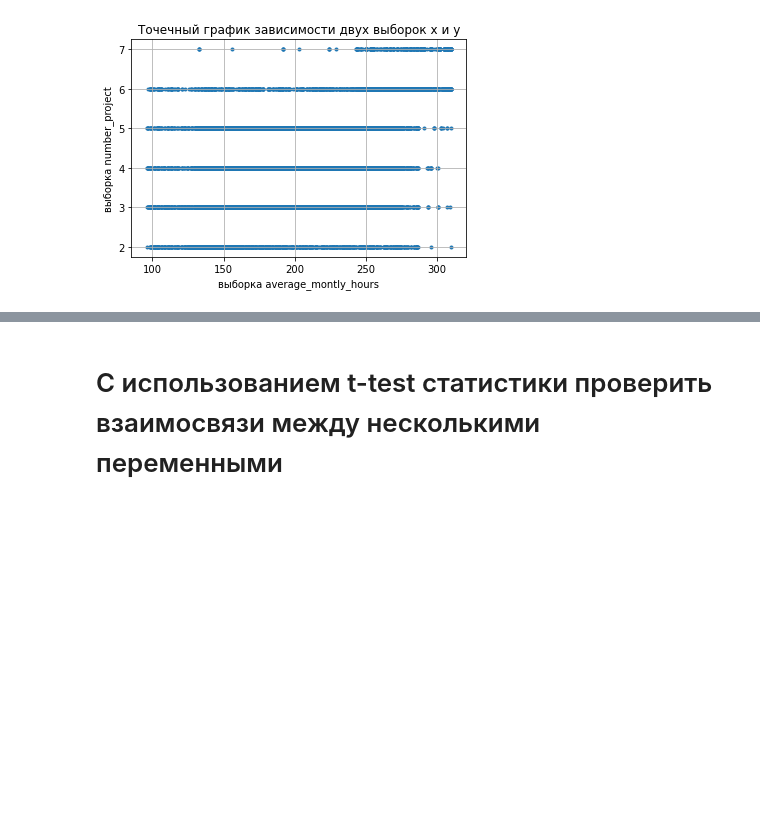
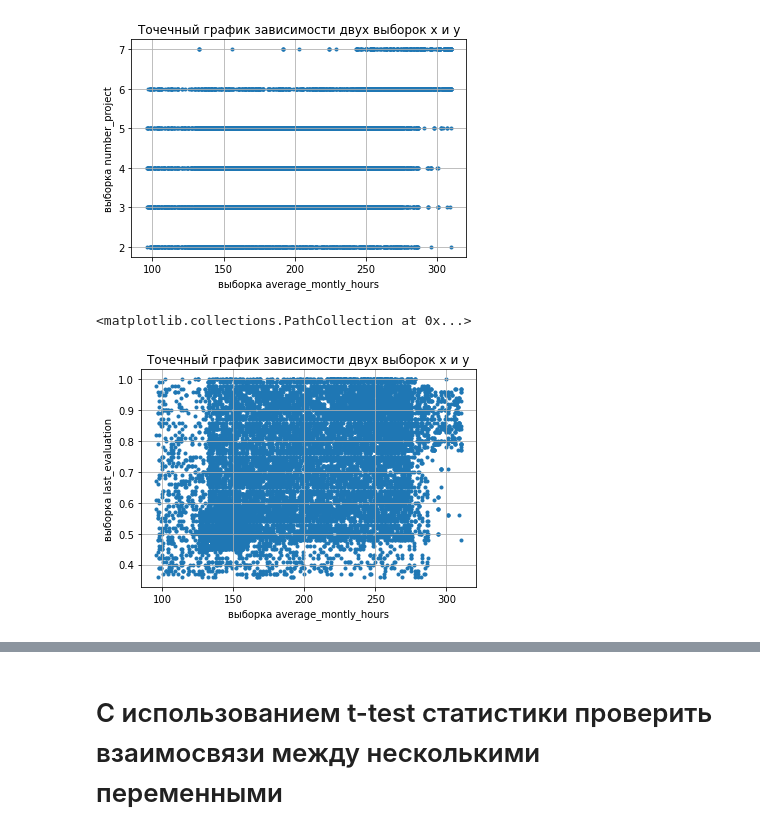
Before and after one commit to HeliosBI/Diploma, a Jupyter notebook: PYDA_diploma.ipynb, the cells around one changed output, grey strips where cells are left out. Drawn from its saved outputs; the diff is of its cells as text; code cells hidden in the pictures; blank space fills up the shorter version.

```diff
--- a/PYDA_diploma.ipynb
+++ b/PYDA_diploma.ipynb
@@ -212,3 +221,12 @@ plt.scatter(average_montly_hours, number_project, marker='.')
 # %% [output]
 <matplotlib.collections.PathCollection at 0x...>
 [figure]
+# %%
+plt.xlabel('выборка average_montly_hours')
+plt.ylabel('выборка last_evaluation')
+plt.title('Точечный график зависимости двух выборок x и y')
+plt.grid(True)
+plt.scatter(average_montly_hours, last_evaluation, marker='.')
+# %% [output]
+<matplotlib.collections.PathCollection at 0x...>
+[figure, added]
```
Also changed, not shown: parts of 8 cells of this notebook.
